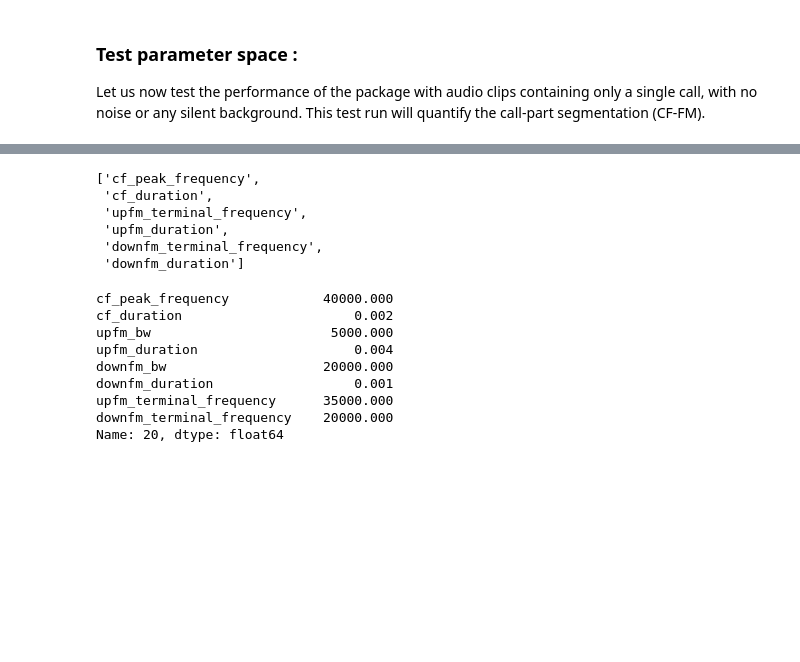
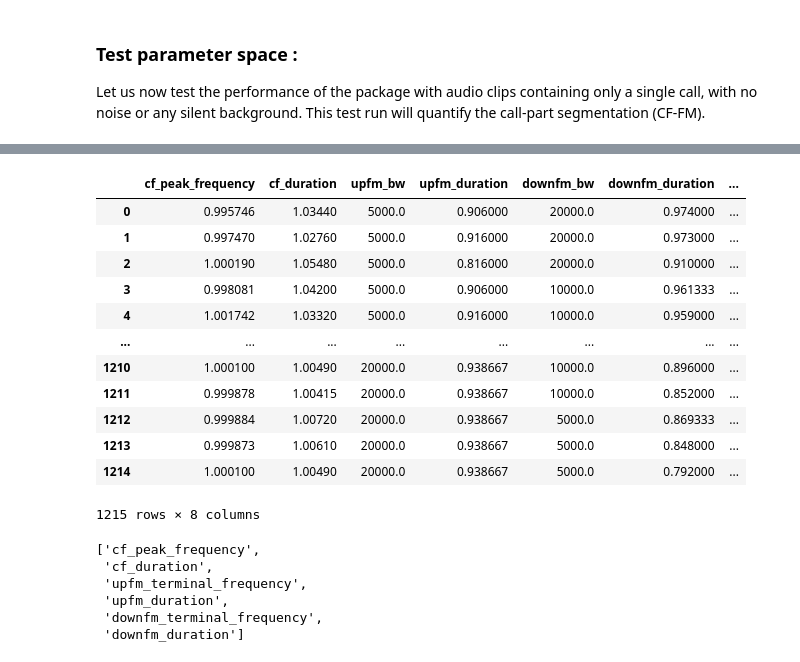
Before and after one commit to thejasvibr/itsfm, a Jupyter notebook: figuring_out/Accuracy testing the measure-horseshoe-bat-calls package.ipynb, the cells around one changed output, grey strips where cells are left out. Cells and saved outputs as stored; diff of their text form; code cells hidden in the pictures; blank space fills up the shorter version.

```diff
--- a/figuring_out/Accuracy testing the measure-horseshoe-bat-calls package.ipynb
+++ b/figuring_out/Accuracy testing the measure-horseshoe-bat-calls package.ipynb
@@ -89,7 +91,8 @@ parameter_columns = ['cf_peak_frequency', 'cf_duration',
                      'downfm_terminal_frequency', 'downfm_duration']
 # %%
 all_calls = {}
-for row_number, parameters in parameter_space.iterrows():
+for row_number, parameters in tqdm(parameter_space.iterrows(),
+                                   total=parameter_space.shape[0]):
 
     cf_peak, cf_durn, upfm_terminal, upfm_durn, downfm_terminal, downfm_durn = parameters[parameter_columns]
     call_parameters = {'cf':(cf_peak, cf_durn),
@@ -128,3 +134,19 @@ pd.DataFrame(measurements, index=[call_number])
+# %%
+accuracy
+# %% [output]
+|  | cf_peak_frequency | cf_duration | upfm_bw | upfm_duration | downfm_bw | downfm_duration | ... |
+| 0 | 0.995746 | 1.03440 | 5000.0 | 0.906000 | 20000.0 | 0.974000 | ... |
+| 1 | 0.997470 | 1.02760 | 5000.0 | 0.916000 | 20000.0 | 0.973000 | ... |
+| 2 | 1.000190 | 1.05480 | 5000.0 | 0.816000 | 20000.0 | 0.910000 | ... |
+| 3 | 0.998081 | 1.04200 | 5000.0 | 0.906000 | 10000.0 | 0.961333 | ... |
+| 4 | 1.001742 | 1.03320 | 5000.0 | 0.916000 | 10000.0 | 0.959000 | ... |
+| ... | ... | ... | ... | ... | ... | ... | ... |
+| 1210 | 1.000100 | 1.00490 | 20000.0 | 0.938667 | 10000.0 | 0.896000 | ... |
+| 1211 | 0.999878 | 1.00415 | 20000.0 | 0.938667 | 10000.0 | 0.852000 | ... |
+| 1212 | 0.999884 | 1.00720 | 20000.0 | 0.938667 | 5000.0 | 0.869333 | ... |
+| 1213 | 0.999873 | 1.00610 | 20000.0 | 0.938667 | 5000.0 | 0.848000 | ... |
+| 1214 | 1.000100 | 1.00490 | 20000.0 | 0.938667 | 5000.0 | 0.792000 | ... |
+1215 rows × 8 columns
 # %%
 parameter_columns
 # %% [output]
@@ -134,15 +156,3 @@ parameter_columns
  'upfm_duration',
  'downfm_terminal_frequency',
  'downfm_duration']
-# %%
-parameter_space.iloc[20,:]
-# %% [output]
-cf_peak_frequency            40000.000
-cf_duration                      0.002
-upfm_bw                       5000.000
-upfm_duration                    0.004
-downfm_bw                    20000.000
-downfm_duration                  0.001
-upfm_terminal_frequency      35000.000
-downfm_terminal_frequency    20000.000
-Name: 20, dtype: float64
```
Also changed, not shown: parts of 21 cells of this notebook, 23 other files.
